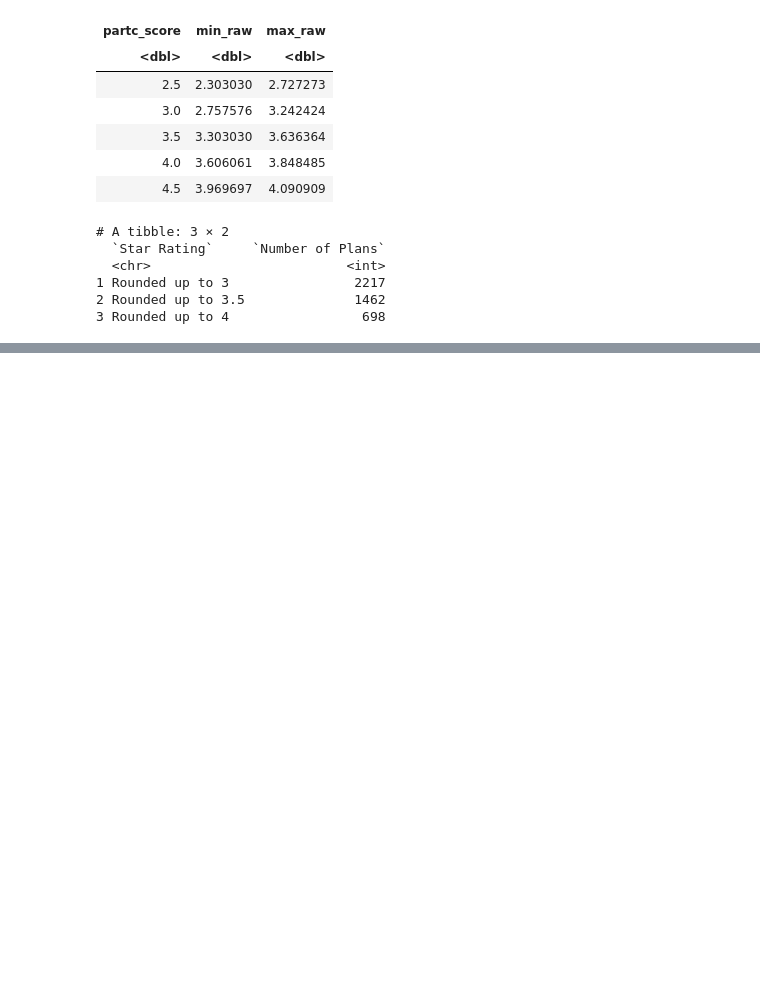
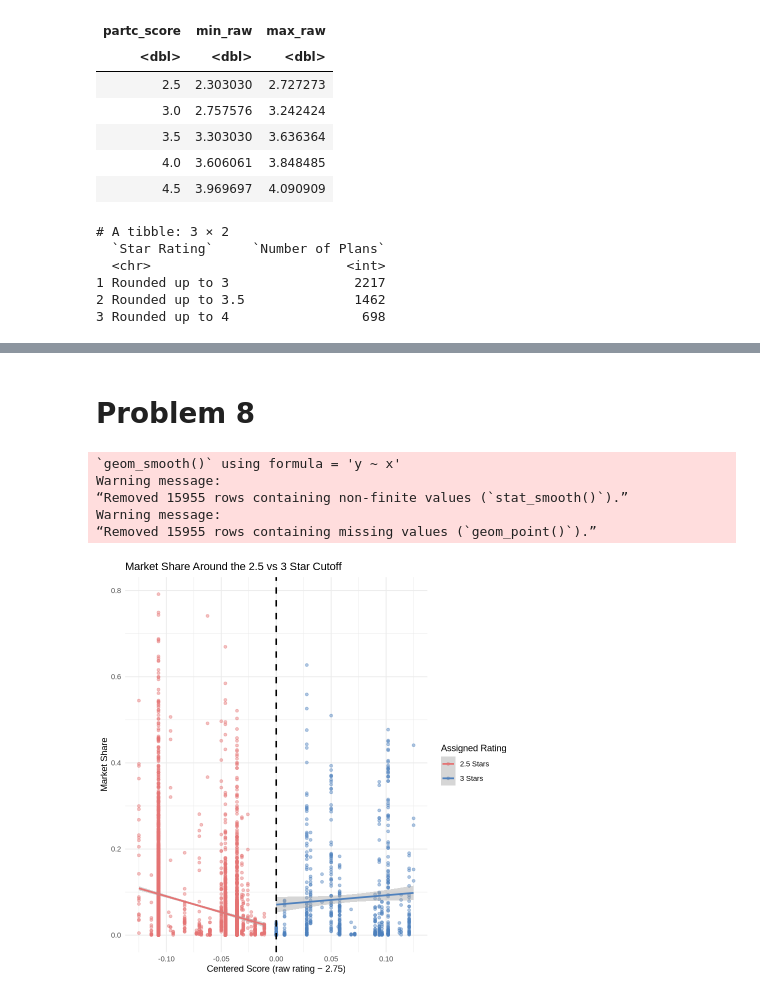
Before and after one commit to sophiekim-1/hwk3, a Jupyter notebook: submission1/submission1.ipynb, the cells around one changed output, grey strips where cells are left out. Drawn from its saved outputs; the diff is of its cells as text; code cells hidden in the pictures; blank space fills up the shorter version.

```diff
--- a/submission1/submission1.ipynb
+++ b/submission1/submission1.ipynb
@@ -293,0 +572,51 @@ print(rounded_up_table)
+# %% [markdown]
+# Problem 8
+# %%
+plans_3 <- datanew.2010 %>%
+  filter(
+    !is.na(raw_rating),
+    !is.na(partc_score),
+    Star_Rating %in% c(2.5, 3)
+  )
+
+band_3 <- plans_3 %>%
+  filter(
+    raw_rating >= 2.5,
+    raw_rating <= 3,
+    (raw_rating < 2.75  & Star_Rating == 2.5) |
+    (raw_rating >= 2.75 & Star_Rating == 3)
+  )
+
+rd_3 <- band_3 %>%
+  mutate(
+    score = raw_rating - 2.75,
+    treat_group = score >= 0,
+    in_window = between(score, -0.125, 0.125),
+    interaction = score * treat_group
+  )
+
+p_3 <- ggplot(rd_3 %>% filter(in_window),
+             aes(x = score, y = mkt_share, color = treat_group)) +
+  geom_point(alpha = 0.45, size = 1.4) +
+  geom_smooth(method = "lm", se = TRUE) +
+  geom_vline(xintercept = 0, linetype = "dashed", linewidth = 0.9) +
+  scale_color_manual(
+    values = c("FALSE" = "#E57373", "TRUE" = "#4F81BD"),
+    labels = c("2.5 Stars", "3 Stars")
+  ) +
+  labs(
+    title = "Market Share Around the 2.5 vs 3 Star Cutoff",
+    x = "Centered Score (raw rating − 2.75)",
+    y = "Market Share",
+    color = "Assigned Rating"
+  ) +
+  theme_minimal()
+
+p_3
+# %% [output]
+`geom_smooth()` using formula = 'y ~ x'
+Warning message:
+“Removed 15955 rows containing non-finite values (`stat_smooth()`).”
+Warning message:
+“Removed 15955 rows containing missing values (`geom_point()`).”
+[figure, added]
```
Also changed, not shown: parts of 22 cells of this notebook.
